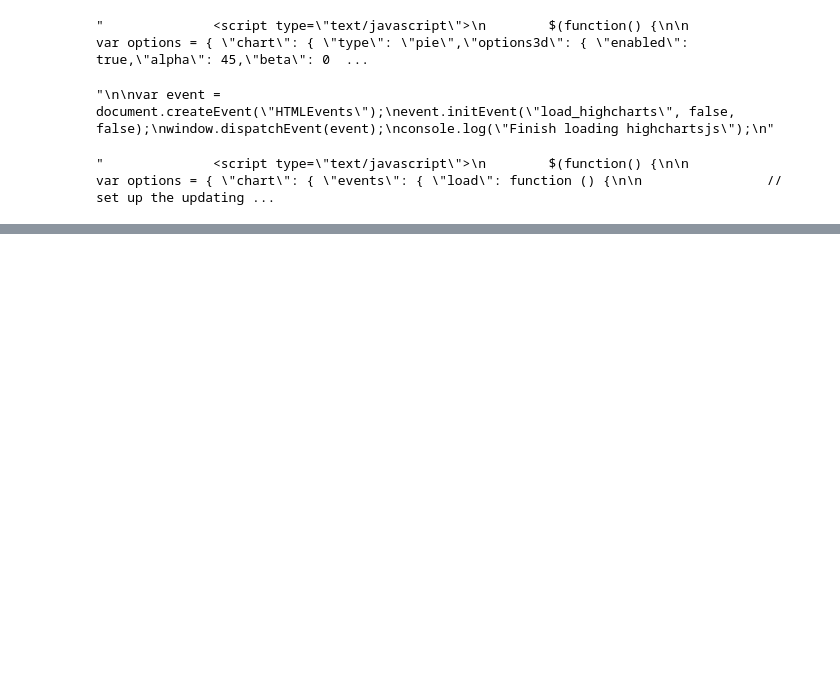
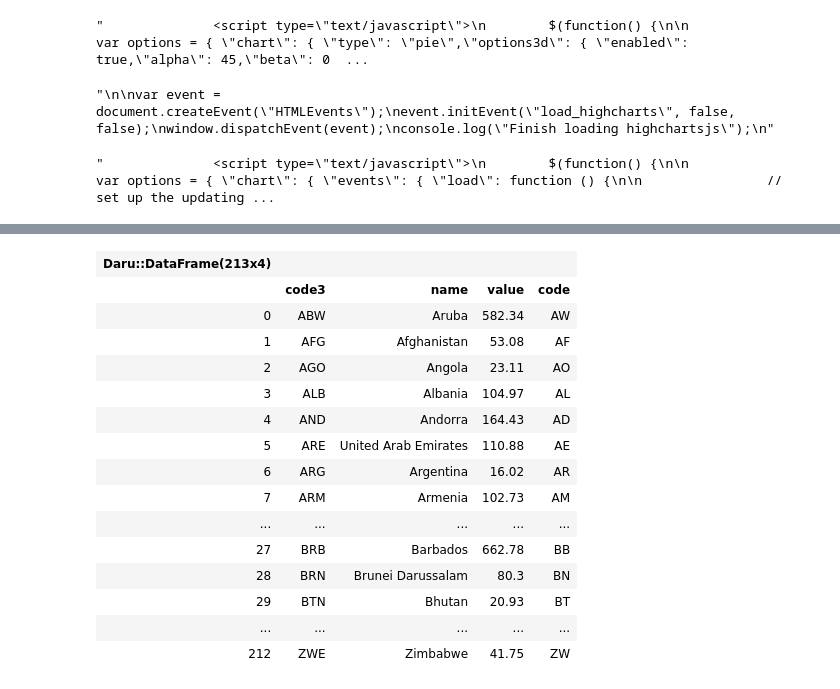
Before and after one commit to Shekharrajak/medium-daru-view-blog, a Jupyter notebook: HighChart Blog daru-view gem introduction.ipynb, the cells around one changed output, grey strips where cells are left out. Drawn from its saved outputs; the diff is of its cells as text; code cells hidden in the pictures; blank space fills up the shorter version.

```diff
--- a/HighChart Blog daru-view gem introduction.ipynb
+++ b/HighChart Blog daru-view gem introduction.ipynb
@@ -138,0 +169,21 @@ dynamic_data.show_in_iruby
+# %%
+value = value.map{ |elem| elem < 1 ? 1 : elem}
+worldDataFrame['value'] = value
+worldDataFrame
+# %% [output]
+| Daru::DataFrame(213x4) |  |  |  |  |
+|  | code3 | name | value | code |
+| 0 | ABW | Aruba | 582.34 | AW |
+| 1 | AFG | Afghanistan | 53.08 | AF |
+| 2 | AGO | Angola | 23.11 | AO |
+| 3 | ALB | Albania | 104.97 | AL |
+| 4 | AND | Andorra | 164.43 | AD |
+| 5 | ARE | United Arab Emirates | 110.88 | AE |
+| 6 | ARG | Argentina | 16.02 | AR |
+| 7 | ARM | Armenia | 102.73 | AM |
+| ... | ... | ... | ... | ... |
+| 27 | BRB | Barbados | 662.78 | BB |
+| 28 | BRN | Brunei Darussalam | 80.3 | BN |
+| 29 | BTN | Bhutan | 20.93 | BT |
+| ... | ... | ... | ... | ... |
+| 212 | ZWE | Zimbabwe | 41.75 | ZW |
```
Also changed, not shown: parts of 4 cells of this notebook, 3 other files.
